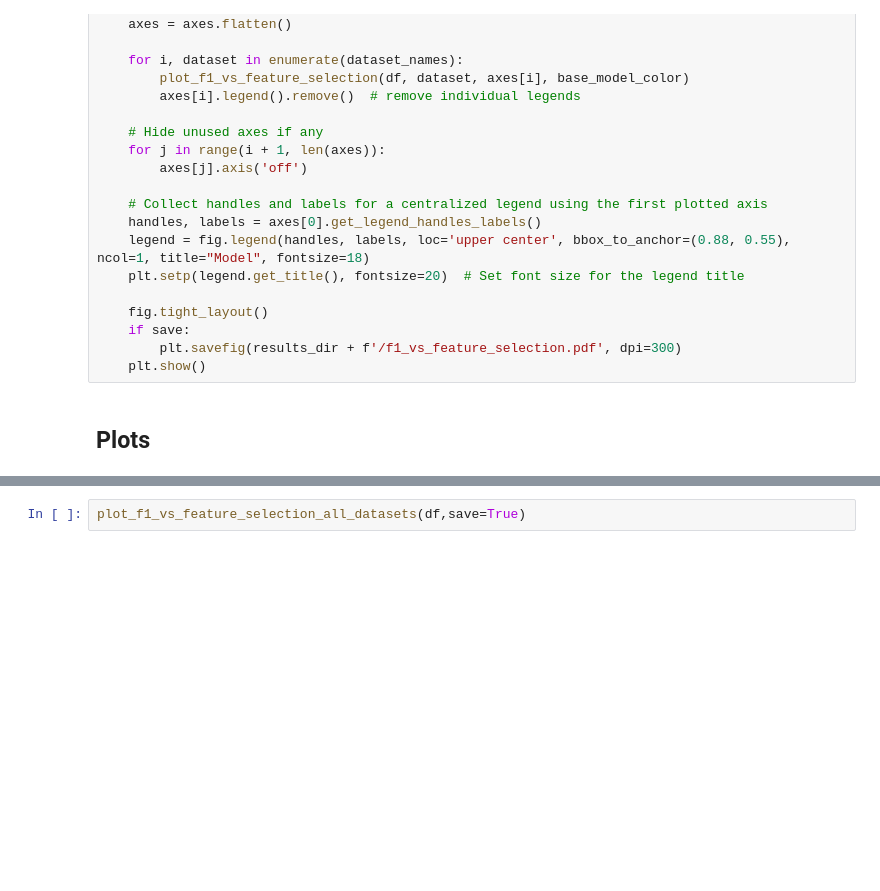
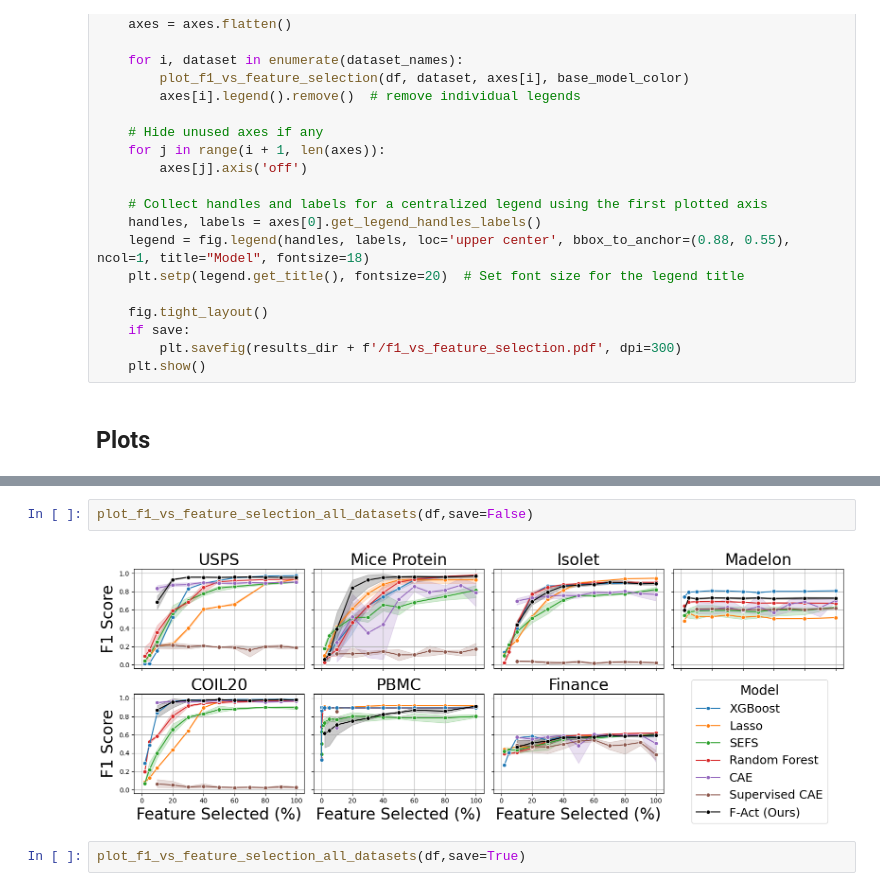
Before and after one commit to evanrex/feature-wise-active-adaptation, a Jupyter notebook: compute_results/final_results/evaluate_feature_selection.ipynb, the cells around one changed output, grey strips where cells are left out. Drawn from its saved outputs; the diff is of its cells as text; blank space fills up the shorter version.

```diff
--- a/compute_results/final_results/evaluate_feature_selection.ipynb
+++ b/compute_results/final_results/evaluate_feature_selection.ipynb
@@ -198,3 +294,7 @@ def plot_f1_vs_feature_selection_all_datasets(df, save = False):
+# %%
+plot_f1_vs_feature_selection_all_datasets(df,save=False)
+# %% [output]
+[figure, added]
 # %%
 plot_f1_vs_feature_selection_all_datasets(df,save=True)
 # %% [output]
```
Also changed, not shown: parts of 6 cells of this notebook, 1 other file.
